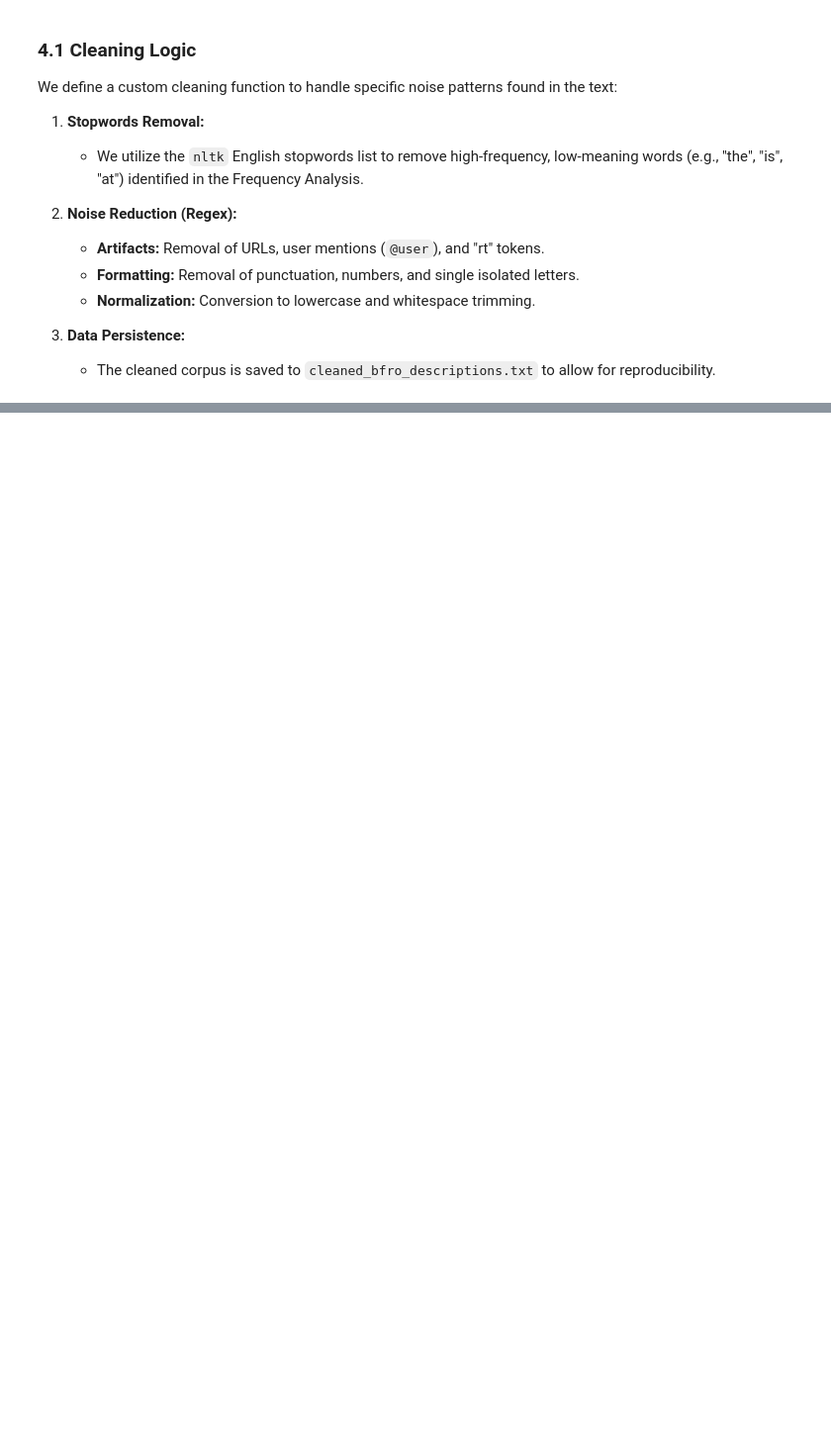
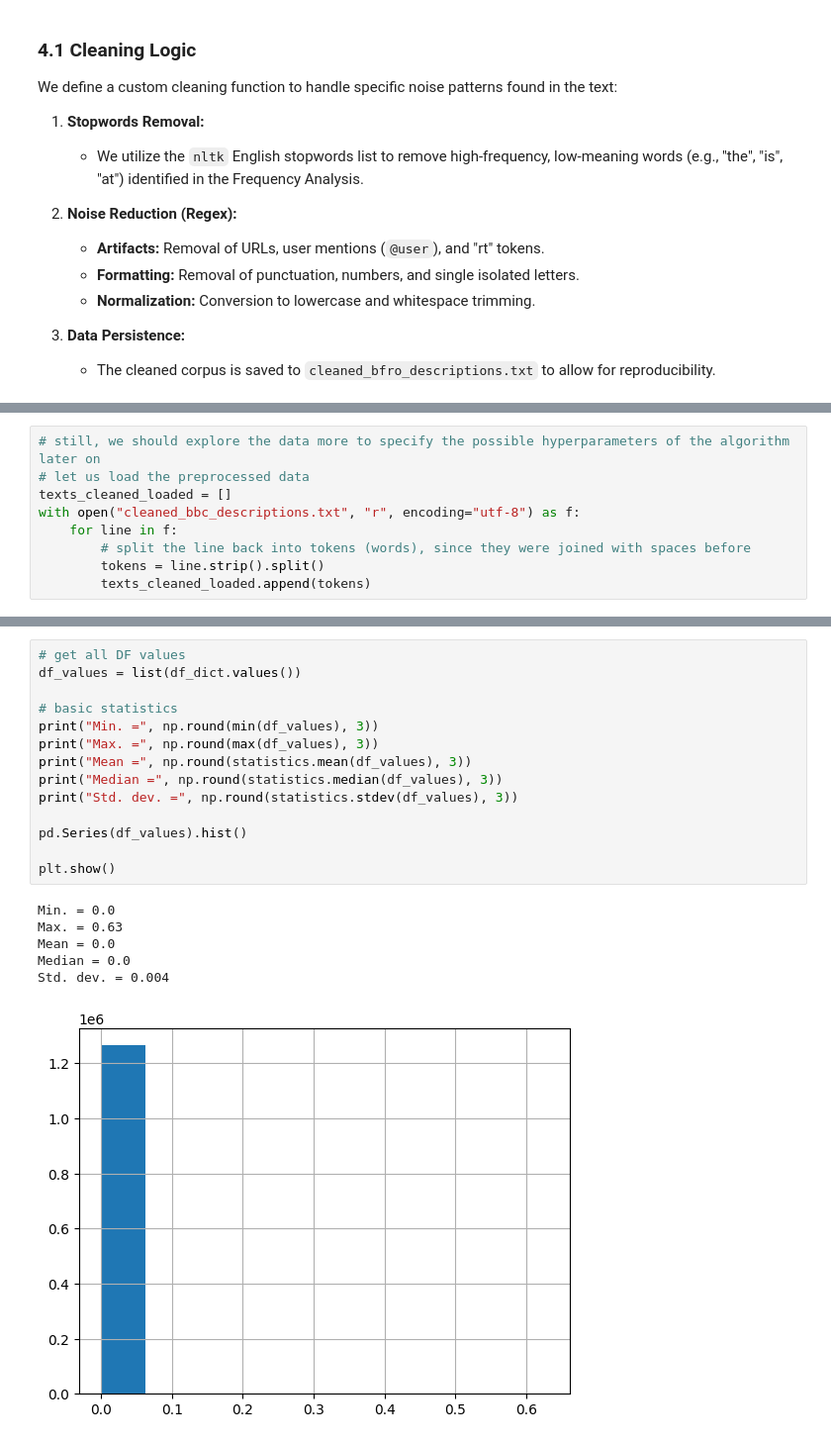
Before and after one commit to WojciechHrycenko/TopicModeling, a Jupyter notebook: Topic_Modeling_Hrycenko.ipynb, the cells around one changed output, grey strips where cells are left out. Shown at 99% size. Cells and saved outputs as stored; diff of their text form; blank space fills up the shorter version.

```diff
--- a/Topic_Modeling_Hrycenko.ipynb
+++ b/Topic_Modeling_Hrycenko.ipynb
@@ -490,0 +1333,9 @@ We fit the model to the cleaned text corpus.
+# %%
+# still, we should explore the data more to specify the possible hyperparameters of the algorithm later on
+# let us load the preprocessed data
+texts_cleaned_loaded = []
+with open("cleaned_bbc_descriptions.txt", "r", encoding="utf-8") as f:
+    for line in f:
+        # split the line back into tokens (words), since they were joined with spaces before
+        tokens = line.strip().split()
+        texts_cleaned_loaded.append(tokens)
@@ -490,0 +1423,21 @@ We fit the model to the cleaned text corpus.
+# %%
+# get all DF values
+df_values = list(df_dict.values())
+
+# basic statistics
+print("Min. =", np.round(min(df_values), 3))
+print("Max. =", np.round(max(df_values), 3))
+print("Mean =", np.round(statistics.mean(df_values), 3))
+print("Median =", np.round(statistics.median(df_values), 3))
+print("Std. dev. =", np.round(statistics.stdev(df_values), 3))
+
+pd.Series(df_values).hist()
+
+plt.show()
+# %% [output]
+Min. = 0.0
+Max. = 0.63
+Mean = 0.0
+Median = 0.0
+Std. dev. = 0.004
+[figure, added]
```
Also changed, not shown: parts of 28 cells of this notebook.
